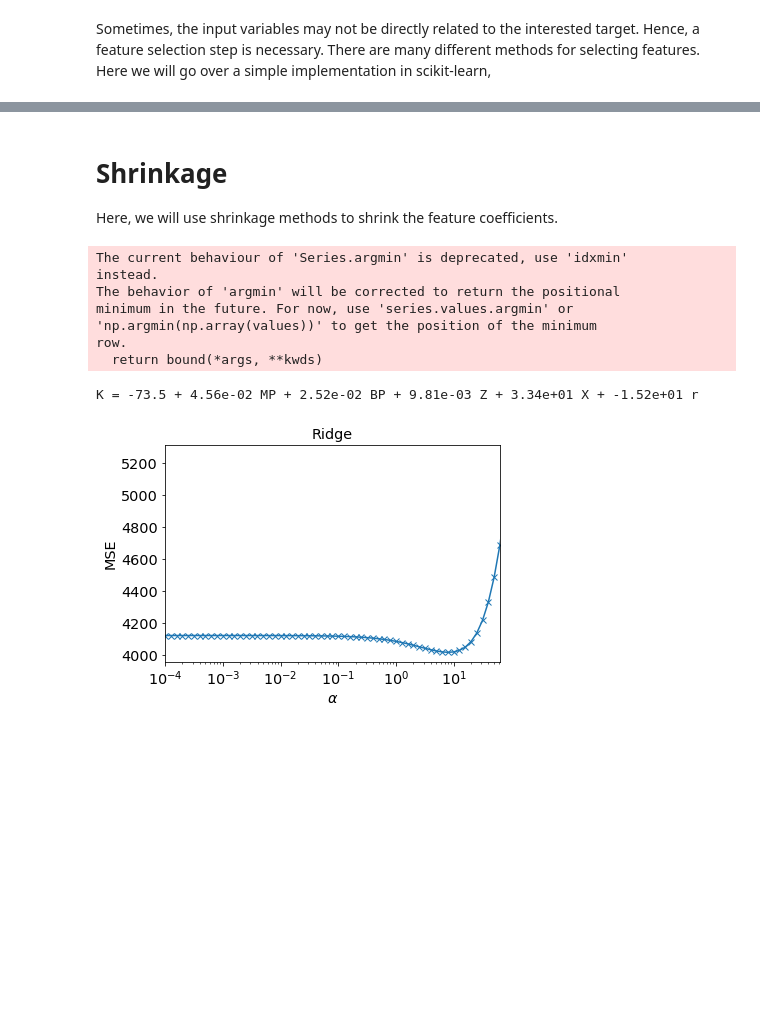
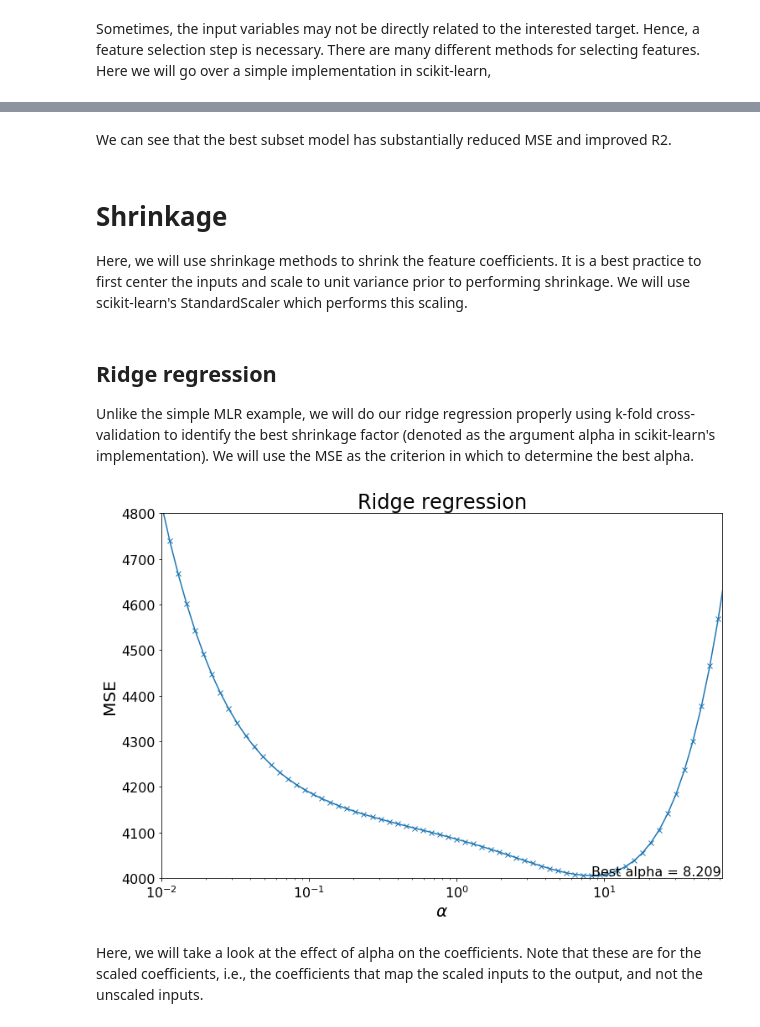
Before and after one commit to materialsvirtuallab/nano281, a Jupyter notebook: lectures/Lecture 2 - Linear methods.ipynb, the cells around one changed output, grey strips where cells are left out. Saved outputs shown, nothing was run; the diff lists cells and outputs as text; code cells hidden in the pictures; blank space fills up the shorter version.

Commit message:
Substantial improvements to lecture 2 notes.

```diff
--- a/lectures/Lecture 2 - Linear methods.ipynb
+++ b/lectures/Lecture 2 - Linear methods.ipynb
@@ -55,7 +51,7 @@ Since a strict linear relationship may not exist between K and the other variabl
 # %%
-# data["X^2"] = data["X"] ** 2
-# data["sqrt(X)"] = data["X"] ** 0.5
-# data["r^2"] = data["r"] ** 2
-# data["sqrt(r)"] = data["r"] ** 0.5
+data["X^2"] = data["X"] ** 2
+data["sqrt(X)"] = data["X"] ** 0.5
+data["r^2"] = data["r"] ** 2
+data["sqrt(r)"] = data["r"] ** 0.5
 print(data)
 # %% [output]
@@ -140,5 +183,7 @@ Apparently, the most significant variables are MP and BP (p values < 0.05), foll
+# %% [markdown]
+We can see that the best subset model has substantially reduced MSE and improved R2.
 # %% [markdown]
 # Shrinkage
 
-Here, we will use shrinkage methods to shrink the feature coefficients.
+Here, we will use shrinkage methods to shrink the feature coefficients. It is a best practice to first center the inputs and scale to unit variance prior to performing shrinkage. We will use scikit-learn's StandardScaler which performs this scaling.
 # %%
@@ -152,41 +197,33 @@ from sklearn.model_selection import cross_validate, KFold
+# %% [markdown]
+## Ridge regression
+
+Unlike the simple MLR example, we will do our ridge regression properly using k-fold cross-validation to identify the best shrinkage factor (denoted as the argument alpha in scikit-learn's implementation). We will use the MSE as the criterion in which to determine the best alpha.
 # %%
-results = []
+from sklearn.model_selection import cross_validate, KFold
+
+cv_results = []
 coeffs = []
-alphas = np.logspace(-5, 2, 71)
+alphas = np.logspace(-2, 2, 71)
 kfold = KFold(n_splits=10, shuffle=True, random_state=42)
 
 for alpha in alphas:
     ridge = linear_model.Ridge(alpha=alpha, max_iter=10000)
     ridge.fit(z, y)
-    coeffs.append(ridge.coef_)
     scores = cross_validate(ridge, z, y, cv=kfold, scoring="neg_mean_squared_error")
-    # print(scores)
-    results.append((alpha, -np.mean(scores["test_score"])))
+    cv_results.append([alpha, -np.mean(scores["test_score"])] + list(ridge.coef_))
 
-results = pd.DataFrame(results, columns=["alpha", "score"])
-plt.plot(results["alpha"], results["score"], '-x')
-plt.xlim([1e-4, 10**1.8])
+cv_results = pd.DataFrame(cv_results, columns=["alpha", "score"] + features)
+f, ax = plt.subplots(figsize=(12, 8))
+plt.plot(cv_results["alpha"], cv_results["score"], '-x')
+plt.xlim([1e-2, 10**1.8])
+plt.ylim((4000, 4800))
 plt.xscale('log')
 plt.xlabel(r'$\alpha$')
 plt.ylabel('MSE')
-plt.title('Ridge')
-
-best_alpha = results['alpha'][np.argmin(results['score'])]
-reg = linear_model.Ridge(alpha=best_alpha, max_iter=10000)
-reg.fit(z, y)
-
-real_coef = reg.coef_  / stds_   # convert back to unnormalized inputs
-real_interp = reg.intercept_ - means_.dot(real_coef)  # convert back to unnormalized inputs
-
-equation = ["%.2e %s" % (v, f) for v, f in zip(real_coef, features)]
-print("K = %.1f + %s" % (real_interp, " + ".join(equation)))
+plt.title('Ridge regression')
+best_alpha = cv_results["alpha"][cv_results["score"].idxmin()]
+l = plt.annotate("Best alpha = %.3f" % best_alpha, (best_alpha, cv_results["score"].min()), fontsize=16)
 # %% [output]
-The current behaviour of 'Series.argmin' is deprecated, use 'idxmin'
-instead.
-The behavior of 'argmin' will be corrected to return the positional
-minimum in the future. For now, use 'series.values.argmin' or
-'np.argmin(np.array(values))' to get the position of the minimum
-row.
-  return bound(*args, **kwds)
-K = -73.5 + 4.56e-02 MP + 2.52e-02 BP + 9.81e-03 Z + 3.34e+01 X + -1.52e+01 r
-[figure, old version]
+[figure, new version]
+# %% [markdown]
+Here, we will take a look at the effect of alpha on the coefficients. Note that these are for the scaled coefficients, i.e., the coefficients that map the scaled inputs to the output, and not the unscaled inputs.
```
Also changed, not shown: parts of 28 cells of this notebook.
